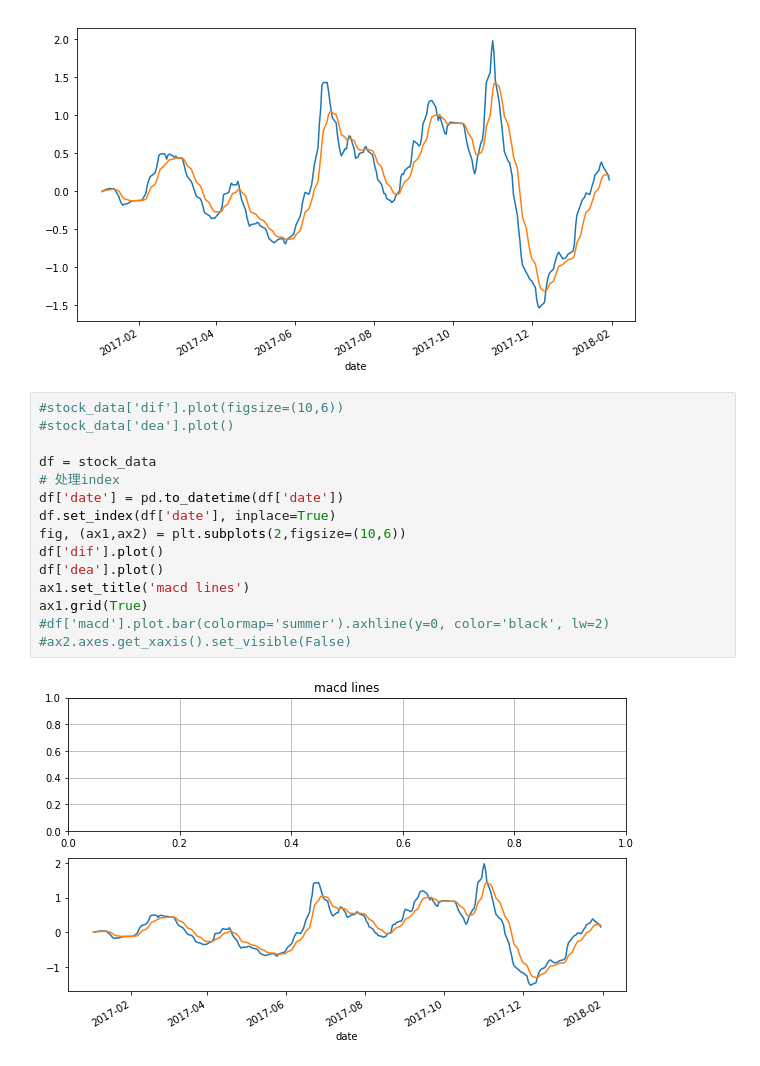
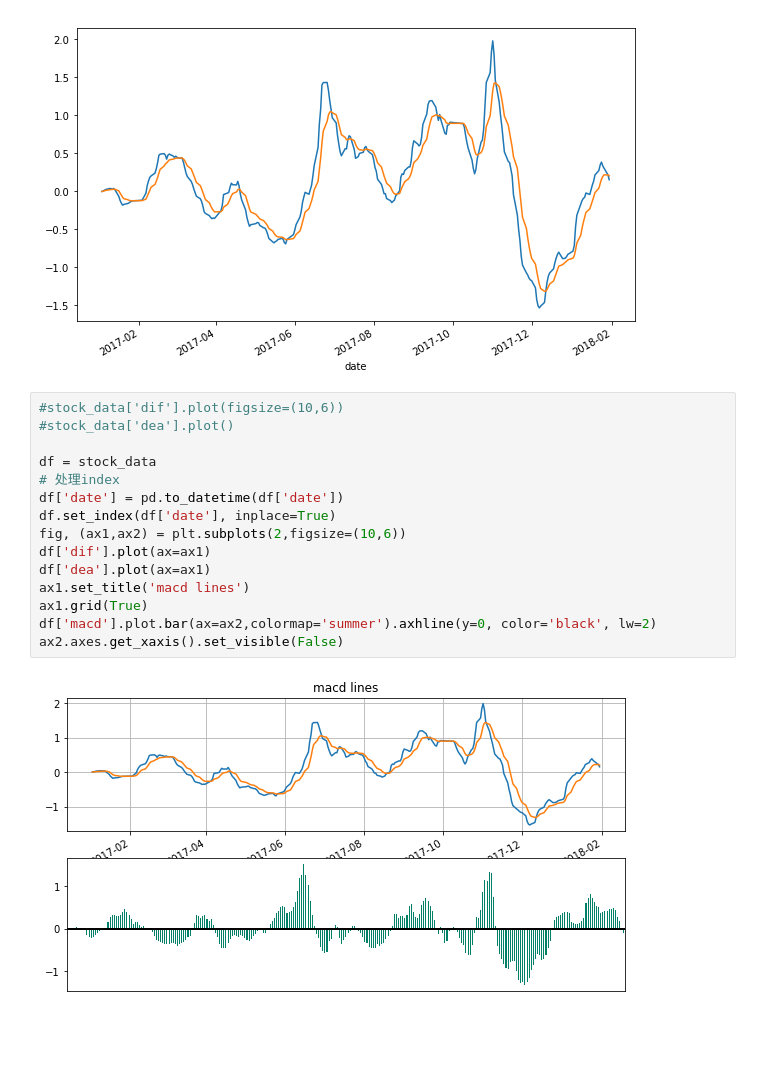
Before and after one commit to monkiki7/quant-tools, a Jupyter notebook: pycode/macd.ipynb, the cells around one changed output. Cells and saved outputs as stored; diff of their text form; blank space fills up the shorter version.

```diff
--- a/pycode/macd.ipynb
+++ b/pycode/macd.ipynb
@@ -36,17 +36,17 @@ stock_data['dea'].plot()
 # %%
 #stock_data['dif'].plot(figsize=(10,6))
 #stock_data['dea'].plot()
 
 df = stock_data
 # 处理index
 df['date'] = pd.to_datetime(df['date'])
 df.set_index(df['date'], inplace=True)
 fig, (ax1,ax2) = plt.subplots(2,figsize=(10,6))
-df['dif'].plot()
-df['dea'].plot()
+df['dif'].plot(ax=ax1)
+df['dea'].plot(ax=ax1)
 ax1.set_title('macd lines')
 ax1.grid(True)
-#df['macd'].plot.bar(colormap='summer').axhline(y=0, color='black', lw=2)
-#ax2.axes.get_xaxis().set_visible(False)
+df['macd'].plot.bar(ax=ax2,colormap='summer').axhline(y=0, color='black', lw=2)
+ax2.axes.get_xaxis().set_visible(False)
 # %% [output]
-[figure, old version]
+[figure, new version]
```
